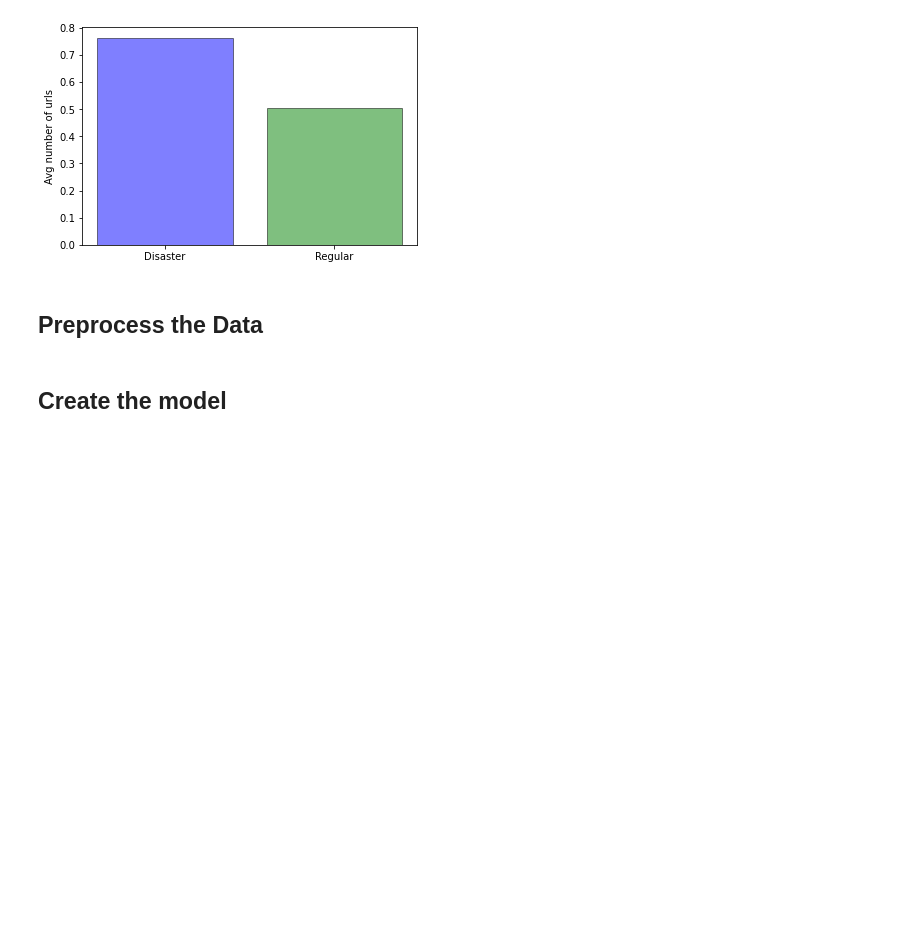
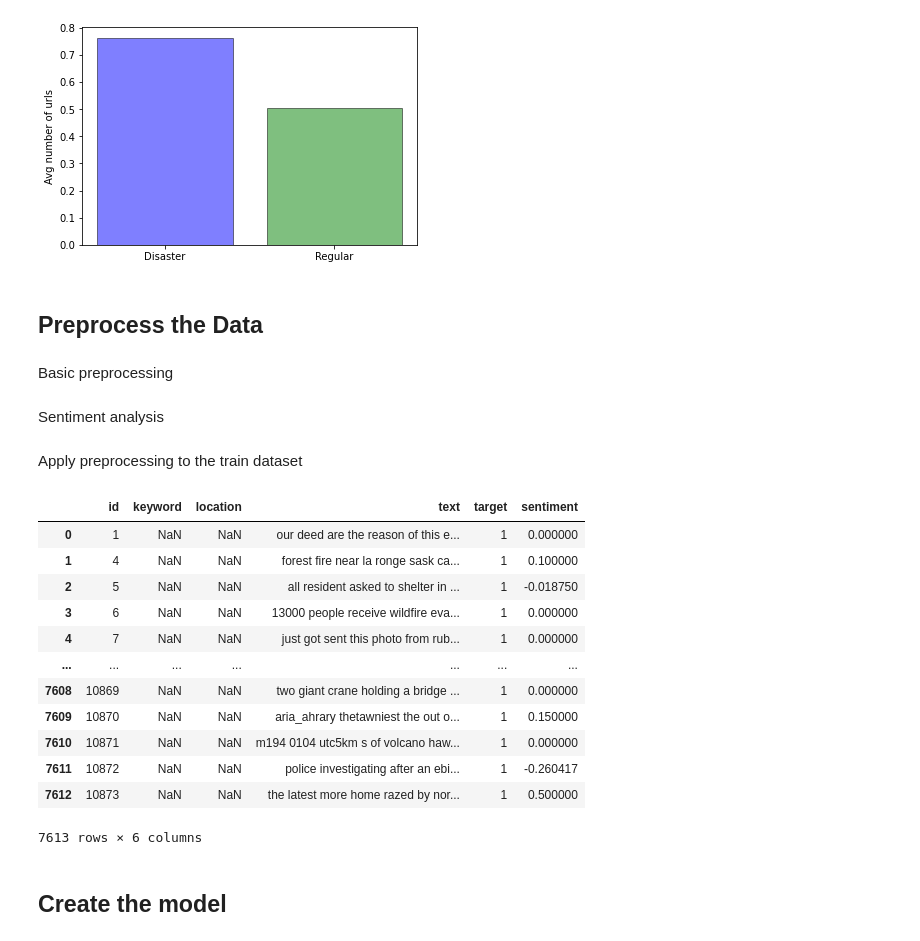
Before and after one commit to Dawidgrad/Disaster-Tweets, a Jupyter notebook: Disaster Tweets.ipynb, the cells around one changed output. Saved outputs shown, nothing was run; the diff lists cells and outputs as text; code cells hidden in the pictures; blank space fills up the shorter version.

Commit message:
Added sentiment analysis as a predicting feature

```diff
--- a/Disaster Tweets.ipynb
+++ b/Disaster Tweets.ipynb
@@ -177,6 +178,8 @@ plt.show()
 [figure]
 # %% [markdown]
 ## Preprocess the Data
+# %% [markdown]
+Basic preprocessing
 # %%
 def preprocessing(dataset):
     # Convert tweets to lowercase
@@ -203,8 +206,33 @@ def preprocessing(dataset):
     # freq = pd.Series(' '.join(train['text']).split()).value_counts()[-50:]
 
     return dataset
-
-train = preprocessing(train)
+# %% [markdown]
+Sentiment analysis
+# %%
+def sentiment_analysis(dataset):
+    # Append a vector of sentiment polarity (-1 - 1 range)
+    dataset['sentiment'] = dataset['text'].apply(lambda tweet : TextBlob(tweet).sentiment[0])
+
+    return dataset
+# %% [markdown]
+Apply preprocessing to the train dataset
+# %%
+preprocessing(train) # Passed by reference, use train[:] to pass by value
+sentiment_analysis(train)
+# %% [output]
+|  | id | keyword | location | text | target | sentiment |
+| 0 | 1 | NaN | NaN | our deed are the reason of this e... | 1 | 0.000000 |
+| 1 | 4 | NaN | NaN | forest fire near la ronge sask ca... | 1 | 0.100000 |
+| 2 | 5 | NaN | NaN | all resident asked to shelter in ... | 1 | -0.018750 |
+| 3 | 6 | NaN | NaN | 13000 people receive wildfire eva... | 1 | 0.000000 |
+| 4 | 7 | NaN | NaN | just got sent this photo from rub... | 1 | 0.000000 |
+| ... | ... | ... | ... | ... | ... | ... |
+| 7608 | 10869 | NaN | NaN | two giant crane holding a bridge ... | 1 | 0.000000 |
+| 7609 | 10870 | NaN | NaN | aria_ahrary thetawniest the out o... | 1 | 0.150000 |
+| 7610 | 10871 | NaN | NaN | m194 0104 utc5km s of volcano haw... | 1 | 0.000000 |
+| 7611 | 10872 | NaN | NaN | police investigating after an ebi... | 1 | -0.260417 |
+| 7612 | 10873 | NaN | NaN | the latest more home razed by nor... | 1 | 0.500000 |
+7613 rows × 6 columns
 # %% [markdown]
 ## Create the model
 # %% [markdown]
```
Also changed, not shown: parts of 4 cells of this notebook, 1 other file.
